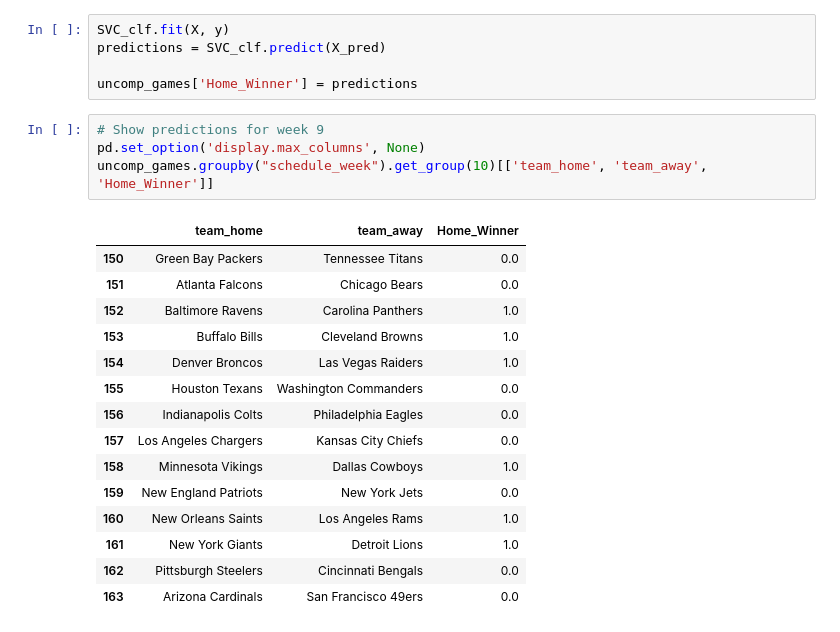
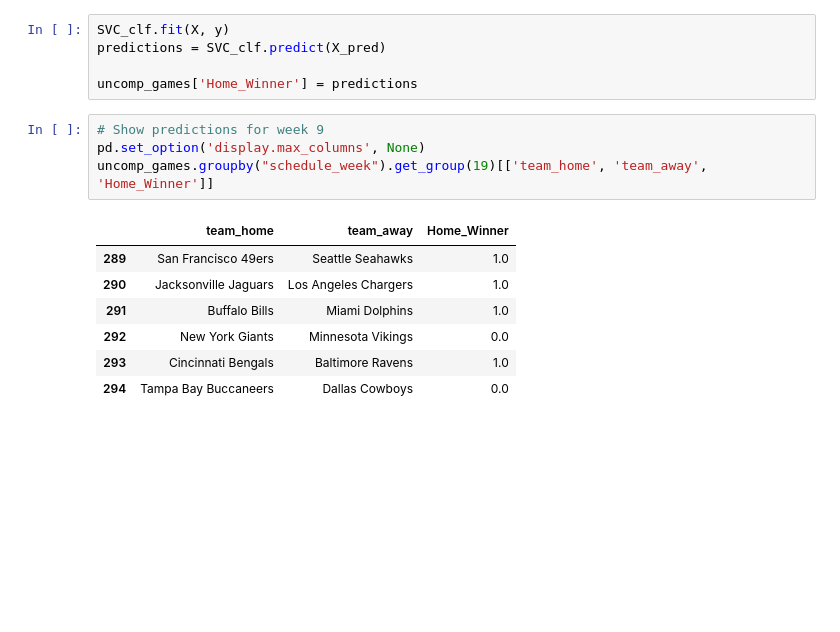
Before and after one commit to AggieSportsAnalytics/OddsMaker, a Jupyter notebook: game-predict.ipynb, the cells around one changed output. Drawn from its saved outputs; the diff is of its cells as text; blank space fills up the shorter version.

```diff
--- a/game-predict.ipynb
+++ b/game-predict.ipynb
@@ -146,20 +146,12 @@ uncomp_games['Home_Winner'] = predictions
 # %%
 # Show predictions for week 9
 pd.set_option('display.max_columns', None)
-uncomp_games.groupby("schedule_week").get_group(10)[['team_home', 'team_away', 'Home_Winner']]
+uncomp_games.groupby("schedule_week").get_group(19)[['team_home', 'team_away', 'Home_Winner']]
 # %% [output]
 |  | team_home | team_away | Home_Winner |
-| 150 | Green Bay Packers | Tennessee Titans | 0.0 |
-| 151 | Atlanta Falcons | Chicago Bears | 0.0 |
-| 152 | Baltimore Ravens | Carolina Panthers | 1.0 |
-| 153 | Buffalo Bills | Cleveland Browns | 1.0 |
-| 154 | Denver Broncos | Las Vegas Raiders | 1.0 |
-| 155 | Houston Texans | Washington Commanders | 0.0 |
-| 156 | Indianapolis Colts | Philadelphia Eagles | 0.0 |
-| 157 | Los Angeles Chargers | Kansas City Chiefs | 0.0 |
-| 158 | Minnesota Vikings | Dallas Cowboys | 1.0 |
-| 159 | New England Patriots | New York Jets | 0.0 |
-| 160 | New Orleans Saints | Los Angeles Rams | 1.0 |
-| 161 | New York Giants | Detroit Lions | 1.0 |
-| 162 | Pittsburgh Steelers | Cincinnati Bengals | 0.0 |
-| 163 | Arizona Cardinals | San Francisco 49ers | 0.0 |
+| 289 | San Francisco 49ers | Seattle Seahawks | 1.0 |
+| 290 | Jacksonville Jaguars | Los Angeles Chargers | 1.0 |
+| 291 | Buffalo Bills | Miami Dolphins | 1.0 |
+| 292 | New York Giants | Minnesota Vikings | 0.0 |
+| 293 | Cincinnati Bengals | Baltimore Ravens | 1.0 |
+| 294 | Tampa Bay Buccaneers | Dallas Cowboys | 0.0 |
```
Also changed, not shown: parts of 2 cells of this notebook, 4 other files.
